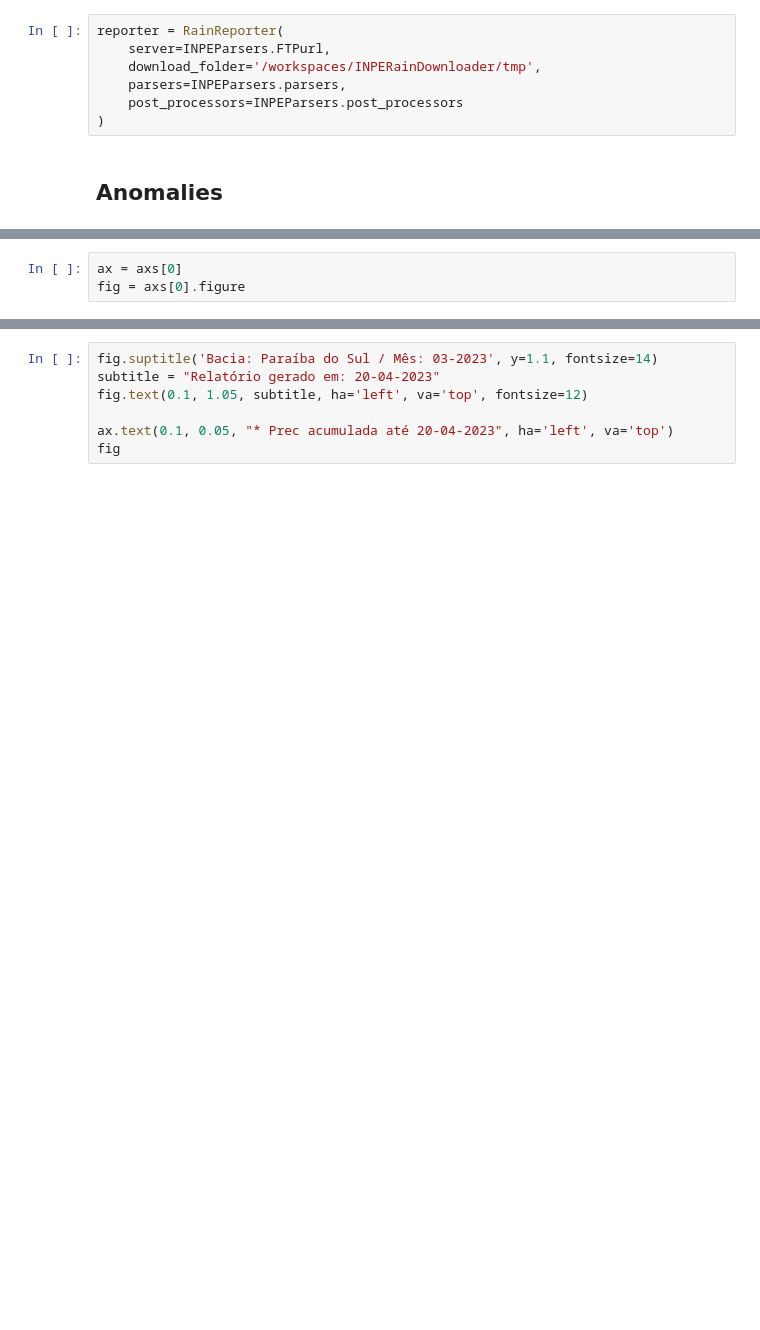
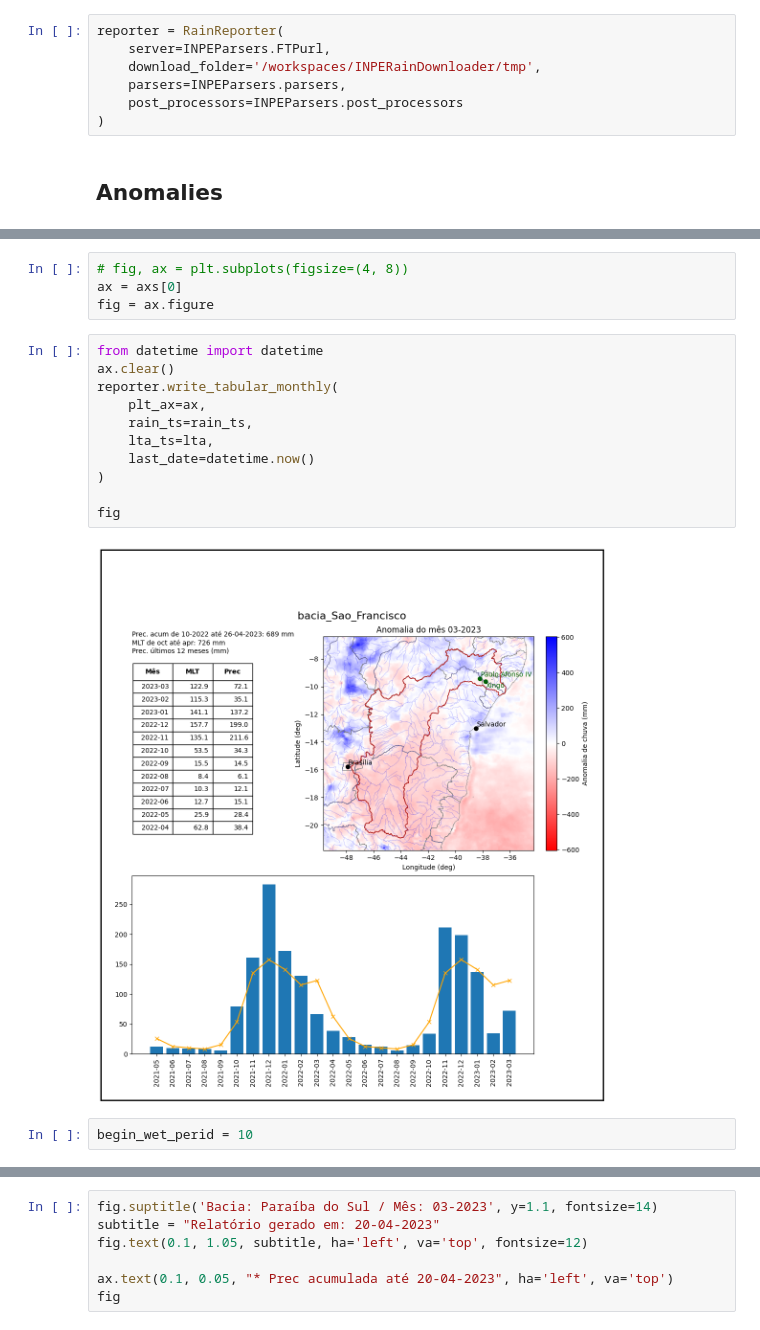
Before and after one commit to cordmaur/RainReporter, a Jupyter notebook: nbs/02-Monthly_Report.ipynb, the cells around one changed output, grey strips where cells are left out. Drawn from its saved outputs; the diff is of its cells as text; blank space fills up the shorter version.

Commit message:
Working anomaly report

```diff
--- a/nbs/02-Monthly_Report.ipynb
+++ b/nbs/02-Monthly_Report.ipynb
@@ -73,3 +70,19 @@ axs, rain_ts, lta, shp = reporter.monthly_anomaly_report(
-# %%
-ax = axs[0]
-fig = axs[0].figure
+# %%
+# fig, ax = plt.subplots(figsize=(4, 8))
+ax = axs[0]
+fig = ax.figure
+# %%
+from datetime import datetime
+ax.clear()
+reporter.write_tabular_monthly(
+    plt_ax=ax,
+    rain_ts=rain_ts,
+    lta_ts=lta,
+    last_date=datetime.now()
+)
+
+fig
+# %% [output]
+[figure, added]
+# %%
+begin_wet_perid = 10
```
Also changed, not shown: parts of 32 cells of this notebook, 19 other files.
